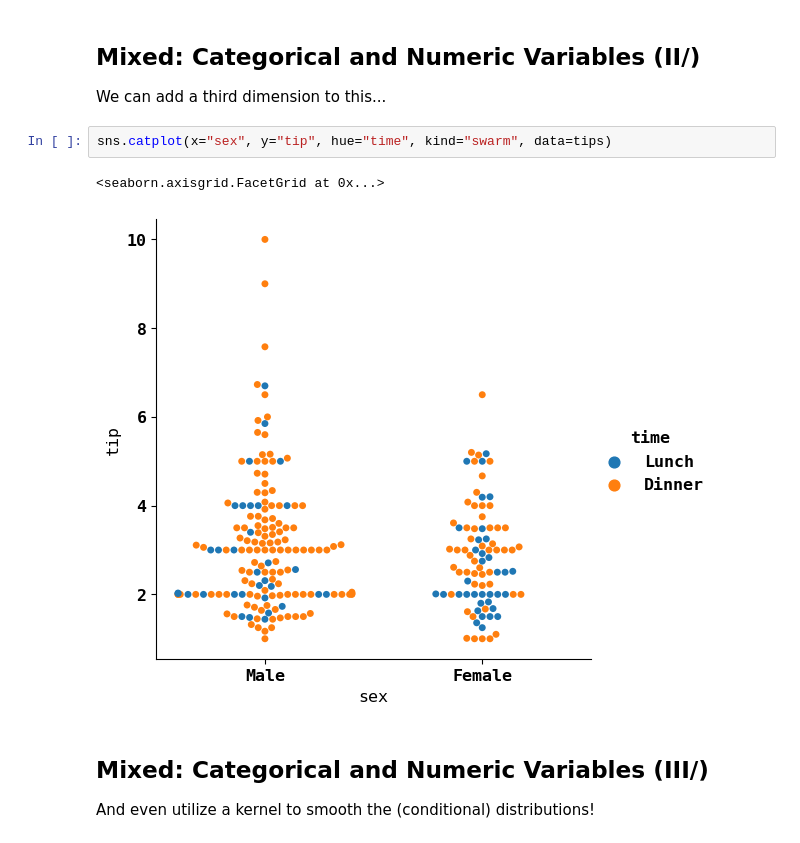
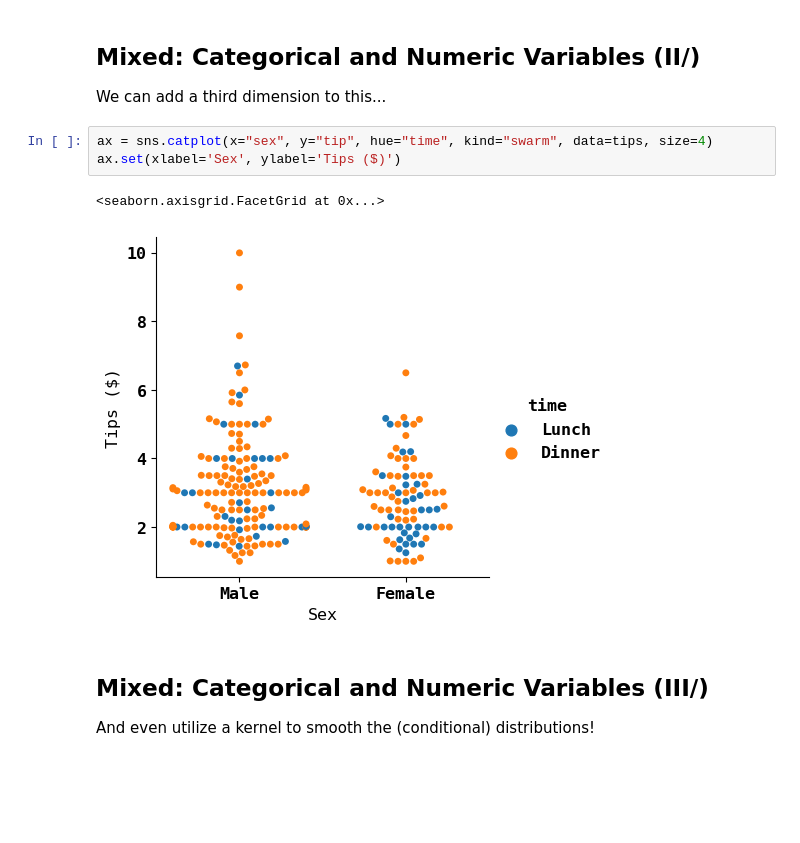
Before and after one commit to joachimkrasmussen/ISDS, a Jupyter notebook: session_3/module_3_slides.ipynb, the cells around one changed output. Saved outputs shown, nothing was run; the diff lists cells and outputs as text; blank space fills up the shorter version.

```diff
--- a/session_3/module_3_slides.ipynb
+++ b/session_3/module_3_slides.ipynb
@@ -573,10 +503,11 @@ sns.catplot(x="sex", y="tip", kind="swarm", data=tips)
 
 We can add a third dimension to this...
 # %%
-sns.catplot(x="sex", y="tip", hue="time", kind="swarm", data=tips)
+ax = sns.catplot(x="sex", y="tip", hue="time", kind="swarm", data=tips, size=4)
+ax.set(xlabel='Sex', ylabel='Tips ($)')
 # %% [output]
 <seaborn.axisgrid.FacetGrid at 0x...>
-[figure, old version]
+[figure, new version]
 # %% [markdown]
 ## Mixed: Categorical and Numeric Variables (III/)
 
```
Also changed, not shown: parts of 91 cells of this notebook.
